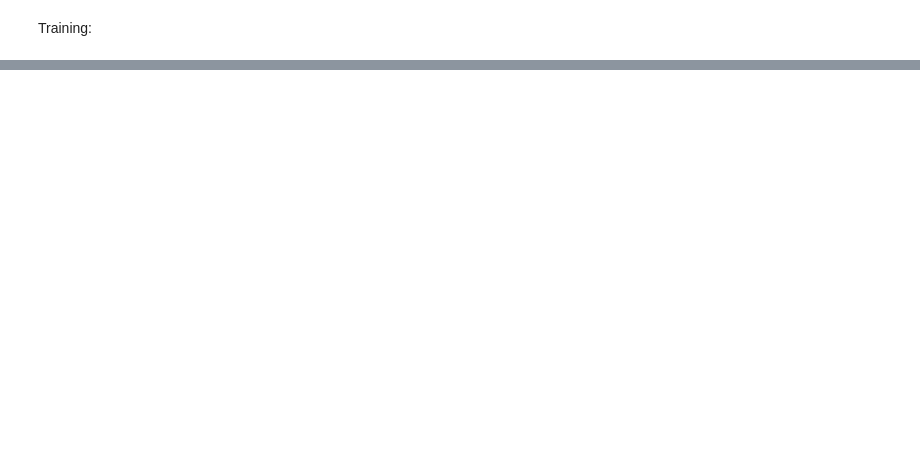
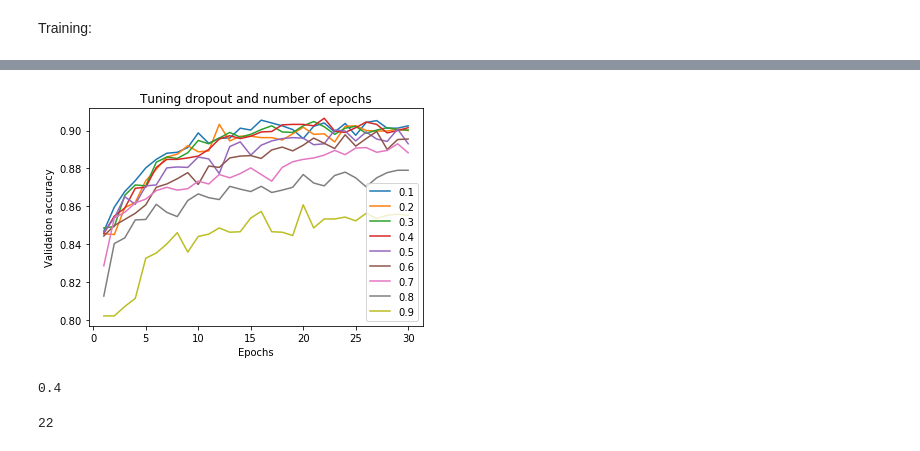
Before and after one commit to mic-he/TueSNLP, a Jupyter notebook: 2018/assignment5.ipynb, the cells around one changed output, grey strips where cells are left out. Saved outputs shown, nothing was run; the diff lists cells and outputs as text; code cells hidden in the pictures; blank space fills up the shorter version.

```diff
--- a/2018/assignment5.ipynb
+++ b/2018/assignment5.ipynb
@@ -246,0 +360,8 @@ On testing set, Loss=12.306769774828973, Accuracy=0.19295838475227356
+# %%
+# encoding
+train_x_cat = to_categorical(train_x)
+test_x_cat = to_categorical(test_x)
+
+# flatten
+onehot_train = train_x_cat.reshape(train_x_cat.shape[0], train_x_cat.shape[1]*train_x_cat.shape[2])
+onehot_test = test_x_cat.reshape(test_x_cat.shape[0], test_x_cat.shape[1]*test_x_cat.shape[2])
@@ -246,0 +375,22 @@ On testing set, Loss=12.306769774828973, Accuracy=0.19295838475227356
+# %%
+# tuning
+validation_accuracies = []
+for dropout_value in dropouts:
+    print("Training with dropout={}...".format(dropout_value))
+    # model
+    model = Sequential() # initialize
+    model.add(Dense(64, activation = "relu", input_dim = onehot_train.shape[1])) # dense layer with ReLU activation
+    model.add(Dropout(dropout_value)) # droput
+    model.add(Dense(1, activation = 'sigmoid')) # binary classification
+
+    model.compile(loss = 'binary_crossentropy',
+                  optimizer = 'adam',
+                  metrics = ['accuracy'])
+    history = model.fit(onehot_train,
+              train_y,
+              epochs = 30,
+              batch_size = 32,
+              validation_split = 0.2,
+              verbose = 0)
+    validation_accuracies.append(history.history["val_accuracy"])
+print("Done!")
@@ -246,0 +408,26 @@ On testing set, Loss=12.306769774828973, Accuracy=0.19295838475227356
+# %%
+# visualize
+for i in range(0, len(dropouts)):
+    plt.plot(range(1, 31),
+             validation_accuracies[i],
+             "C"+str(i), # "C0" is the first color in the palette, C1 the second etc
+             label = str(dropouts[i]))
+
+plt.xlabel("Epochs")
+plt.ylabel('Validation accuracy')
+plt.legend()
+plt.title("Tuning dropout and number of epochs")
+plt.show()
+# %% [output]
+[figure, added]
+# %%
+# the following is the list of highest accuracy scores across epochs, for each dropout value
+best_scores = list(map(max, validation_accuracies))
+# which dropout value had the best overall scores?
+index = best_scores.index(max(best_scores))
+print(dropouts[index])
+# in which epoch?
+validation_accuracies[index].index(max(best_scores)) + 1
+# %% [output]
+0.4
+22
```
Also changed, not shown: parts of 33 cells of this notebook.
